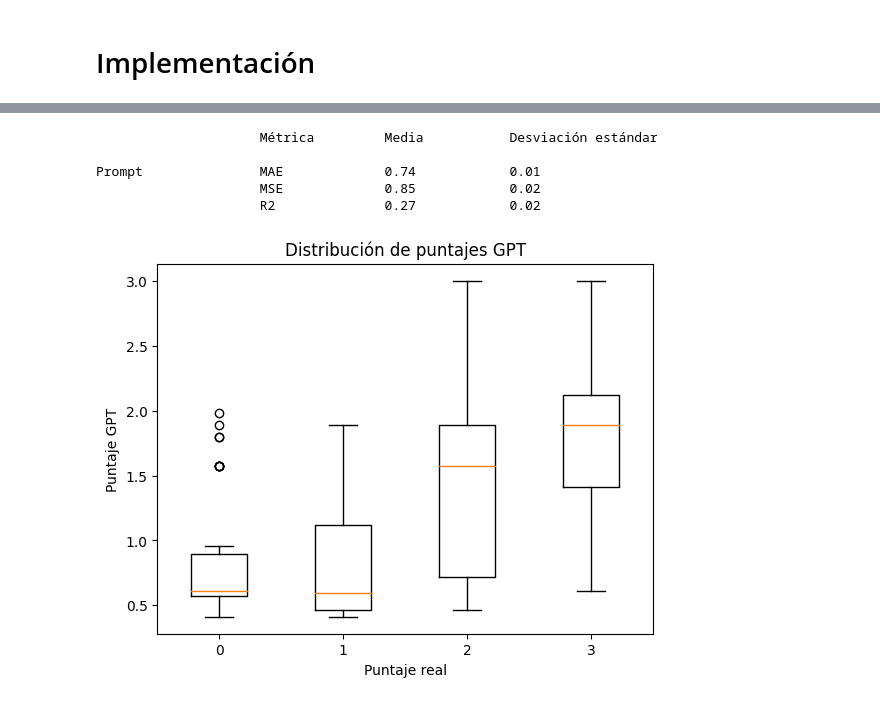
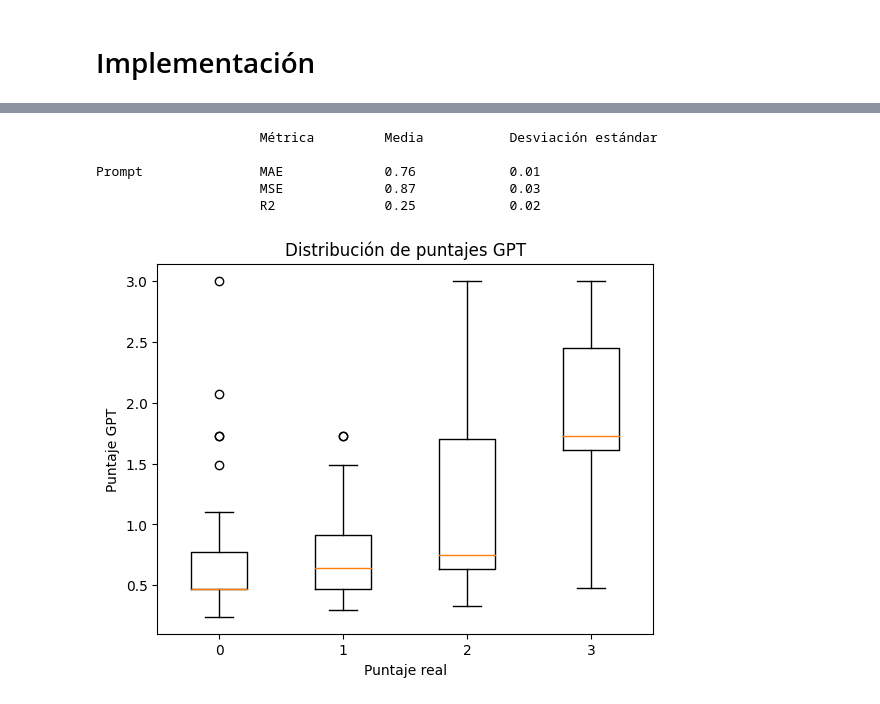
Before and after one commit to OscarRojasG/Experimentos-GPTValidator, a Jupyter notebook: Framework_Experimentos.ipynb, the cells around one changed output, grey strips where cells are left out. Cells and saved outputs as stored; diff of their text form; code cells hidden in the pictures.

```diff
--- a/Framework_Experimentos.ipynb
+++ b/Framework_Experimentos.ipynb
@@ -698,12 +768,12 @@ Prompt               MAE             0.74            0.01
 # %%
-show_results("Experiments/Results/20240723-1328")
+show_results("Experiments/Results/20240723-1518")
 # %% [output]
                      Métrica         Media           Desviación estándar
 
-Prompt               MAE             0.74            0.01
-                     MSE             0.85            0.02
-                     R2              0.27            0.02
+Prompt               MAE             0.76            0.01
+                     MSE             0.87            0.03
+                     R2              0.25            0.02
-[figure, old version]
+[figure, new version]
 # %%
 download()
 # %% [output]
```
Also changed, not shown: parts of 4 cells of this notebook.
